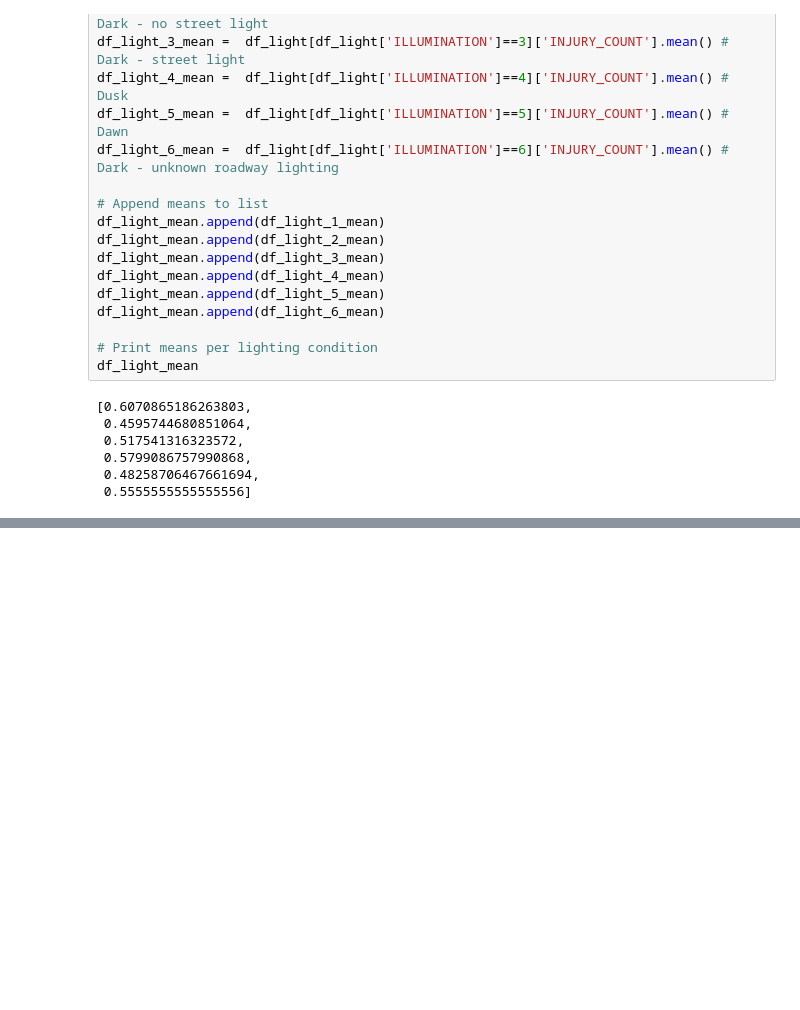
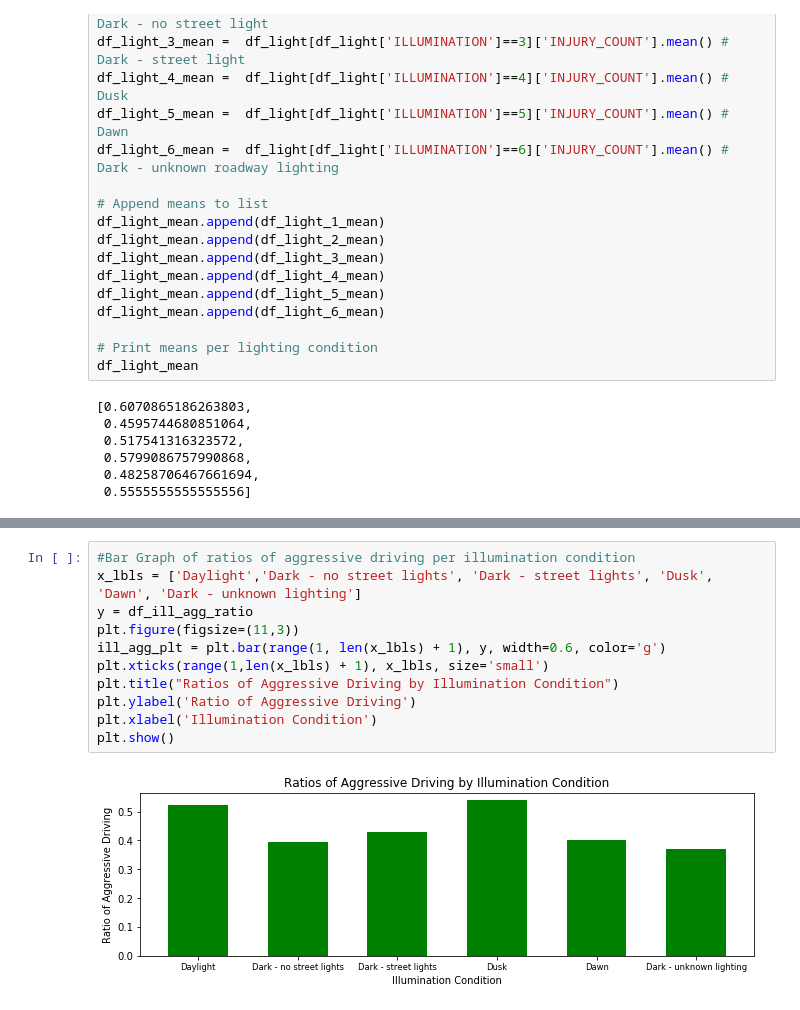
Before and after one commit to andythai/allegheny-crashes, a Jupyter notebook: FinalProject.ipynb, the cells around one changed output, grey strips where cells are left out. Drawn from its saved outputs; the diff is of its cells as text; blank space fills up the shorter version.

```diff
--- a/FinalProject.ipynb
+++ b/FinalProject.ipynb
@@ -365,3 +360,16 @@ df_ill_agg_ratio
  0.53881278538812782,
  0.40298507462686567,
  0.37037037037037035]
+# %%
+#Bar Graph of ratios of aggressive driving per illumination condition
+x_lbls = ['Daylight','Dark - no street lights', 'Dark - street lights', 'Dusk', 'Dawn', 'Dark - unknown lighting']
+y = df_ill_agg_ratio
+plt.figure(figsize=(11,3))
+ill_agg_plt = plt.bar(range(1, len(x_lbls) + 1), y, width=0.6, color='g')
+plt.xticks(range(1,len(x_lbls) + 1), x_lbls, size='small')
+plt.title("Ratios of Aggressive Driving by Illumination Condition")
+plt.ylabel('Ratio of Aggressive Driving')
+plt.xlabel('Illumination Condition')
+plt.show()
+# %% [output]
+[figure, added]
```
Also changed, not shown: parts of 7 cells of this notebook.
